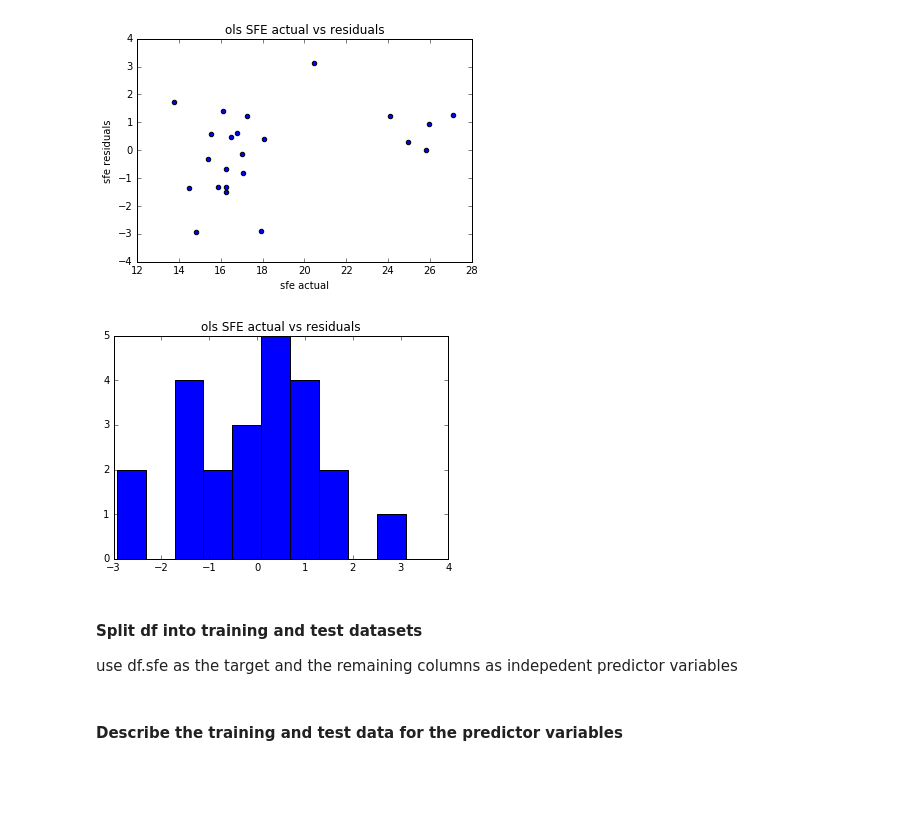
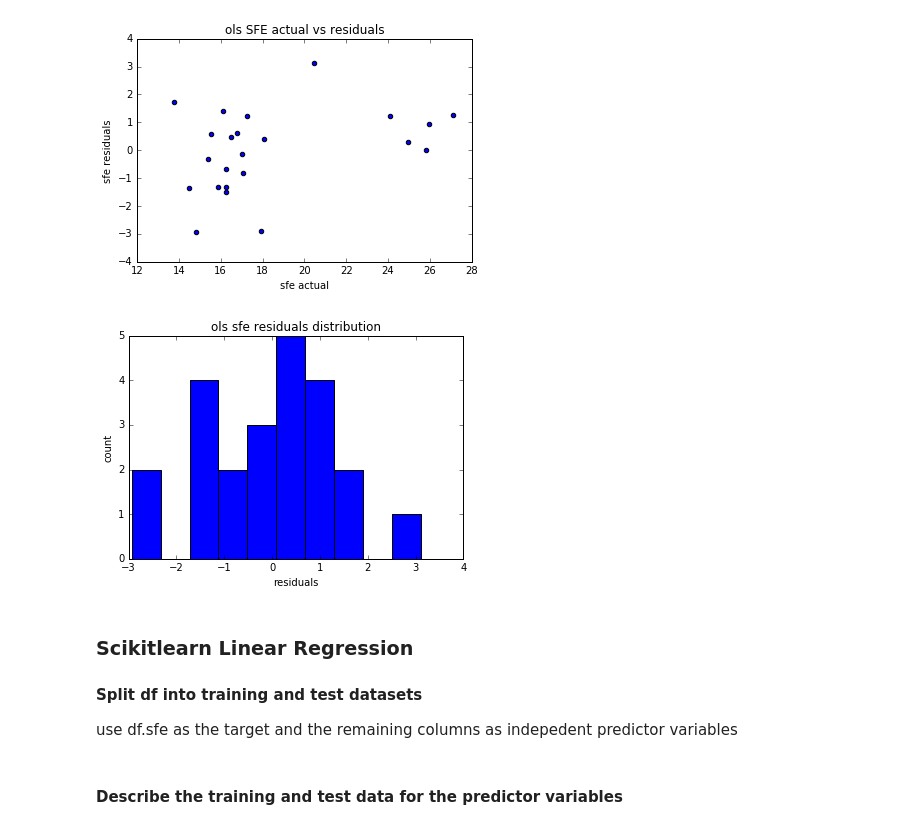
Before and after one commit to sdutky/mcData201, a Jupyter notebook: sdutkyMcData201Project2asphalt.ipynb, the cells around one changed output. Cells and saved outputs as stored; diff of their text form; code cells hidden in the pictures; blank space fills up the shorter version.

```diff
--- a/sdutkyMcData201Project2asphalt.ipynb
+++ b/sdutkyMcData201Project2asphalt.ipynb
@@ -198,13 +200,14 @@ plt.show()
 # %%
 fig, ax = plt.subplots()
 ax.hist(result.resid)
-#ax.set_ylabel('sfe residuals')
-#ax.set_xlabel('sfe actual')
-ax.set_title('ols SFE actual vs residuals')
+ax.set_ylabel('count')
+ax.set_xlabel('residuals')
+ax.set_title('ols sfe residuals distribution')
 plt.show()
 # %% [output]
-[figure, old version]
+[figure, new version]
 # %% [markdown]
+###  Scikitlearn Linear Regression
 #### Split df into training and test datasets
 use df.sfe as the target and the remaining columns as indepedent predictor variables
 # %%
```
Also changed, not shown: parts of 5 cells of this notebook.
